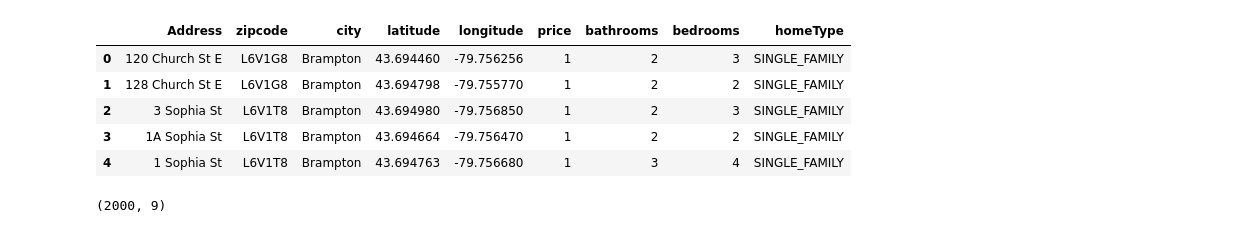
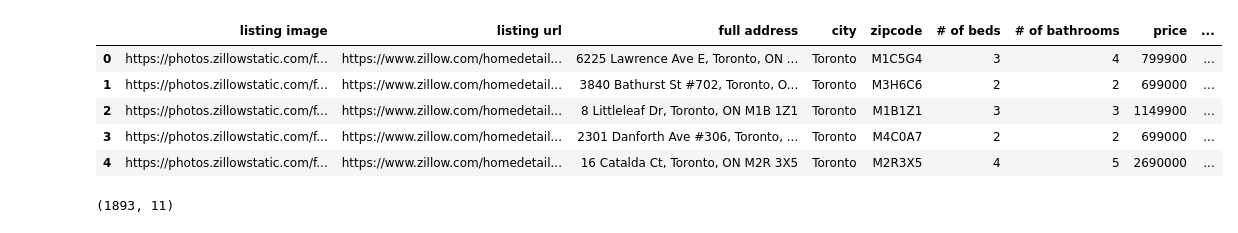
Before and after one commit to zuwulin/final_project, a Jupyter notebook: machine learning model mock-up.ipynb, the cells around one changed output. Drawn from its saved outputs; the diff is of its cells as text; code cells hidden in the pictures.

```diff
--- a/machine learning model mock-up.ipynb
+++ b/machine learning model mock-up.ipynb
@@ -7,17 +7,17 @@ from sklearn.model_selection import train_test_split
 from sklearn.metrics import confusion_matrix, accuracy_score, classification_report
 # %%
 #load in the csv file for model
-df = pd.read_csv('resources/GTA_houses_aftercleaning.csv')
+df = pd.read_csv('resources/GTA_houses_cleaned.csv')
 df.head()
 # %% [output]
-|  | Address | zipcode | city | latitude | longitude | price | bathrooms | bedrooms | homeType |
-| 0 | 120 Church St E | L6V1G8 | Brampton | 43.694460 | -79.756256 | 1 | 2 | 3 | SINGLE_FAMILY |
-| 1 | 128 Church St E | L6V1G8 | Brampton | 43.694798 | -79.755770 | 1 | 2 | 2 | SINGLE_FAMILY |
-| 2 | 3 Sophia St | L6V1T8 | Brampton | 43.694980 | -79.756850 | 1 | 2 | 3 | SINGLE_FAMILY |
-| 3 | 1A Sophia St | L6V1T8 | Brampton | 43.694664 | -79.756470 | 1 | 2 | 2 | SINGLE_FAMILY |
-| 4 | 1 Sophia St | L6V1T8 | Brampton | 43.694763 | -79.756680 | 1 | 3 | 4 | SINGLE_FAMILY |
+|  | listing image | listing url | full address | city | zipcode | # of beds | # of bathrooms | price | ... |
+| 0 | https://photos.zillowstatic.com/f... | https://www.zillow.com/homedetail... | 6225 Lawrence Ave E, Toronto, ON ... | Toronto | M1C5G4 | 3 | 4 | 799900 | ... |
+| 1 | https://photos.zillowstatic.com/f... | https://www.zillow.com/homedetail... | 3840 Bathurst St #702, Toronto, O... | Toronto | M3H6C6 | 2 | 2 | 699000 | ... |
+| 2 | https://photos.zillowstatic.com/f... | https://www.zillow.com/homedetail... | 8 Littleleaf Dr, Toronto, ON M1B 1Z1 | Toronto | M1B1Z1 | 3 | 3 | 1149900 | ... |
+| 3 | https://photos.zillowstatic.com/f... | https://www.zillow.com/homedetail... | 2301 Danforth Ave #306, Toronto, ... | Toronto | M4C0A7 | 2 | 2 | 699000 | ... |
+| 4 | https://photos.zillowstatic.com/f... | https://www.zillow.com/homedetail... | 16 Catalda Ct, Toronto, ON M2R 3X5 | Toronto | M2R3X5 | 4 | 5 | 2690000 | ... |
 # %%
 #check how many rows and columns we have
 df.shape
 # %% [output]
-(2000, 9)
+(1893, 11)
```
Also changed, not shown: parts of 14 cells of this notebook, 11 other files.
